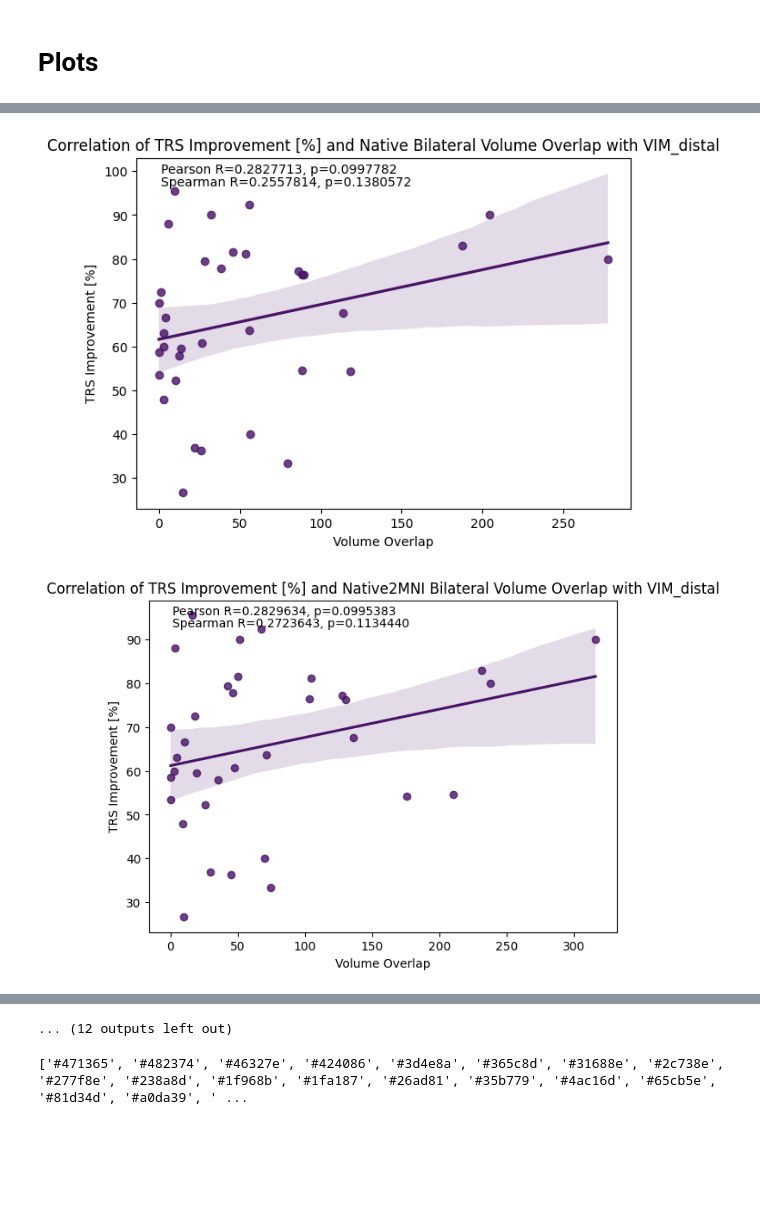
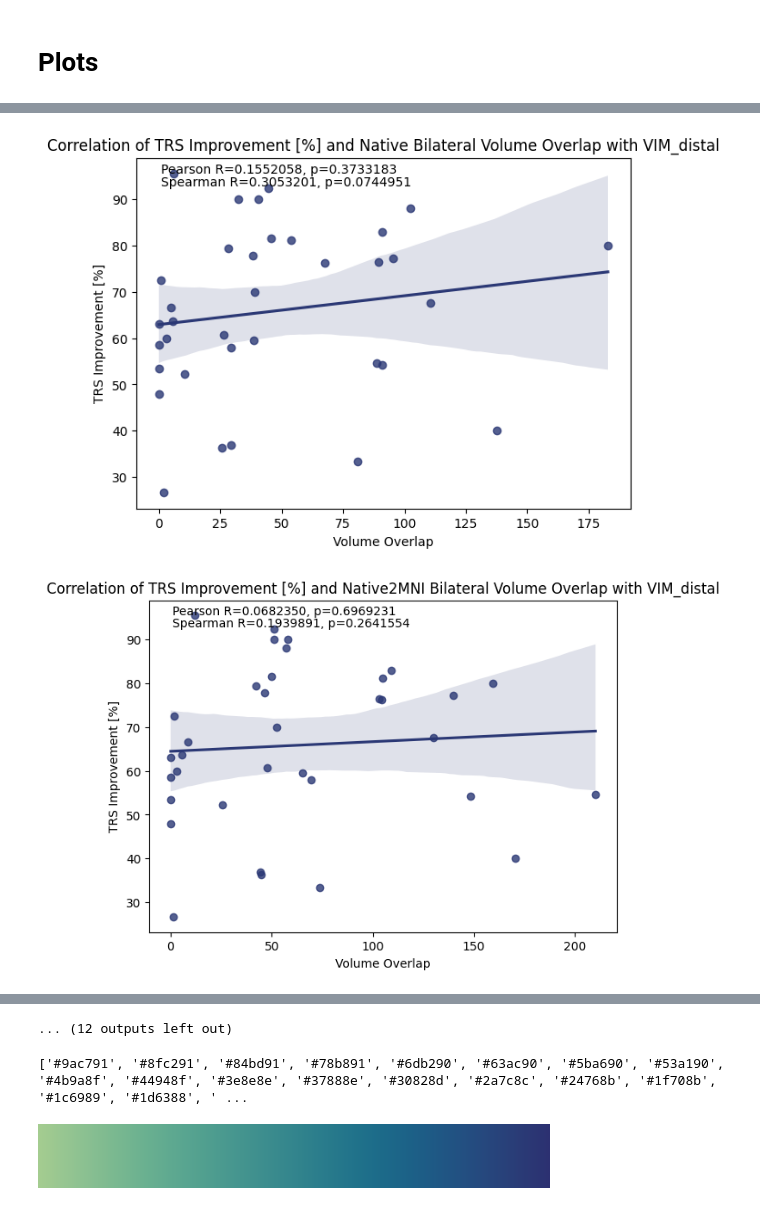
Before and after one commit to jpijar/BWH_MGH, a Jupyter notebook: Essential_Tremor.ipynb, the cells around one changed output, grey strips where cells are left out. Drawn from its saved outputs; the diff is of its cells as text; code cells hidden in the pictures; blank space fills up the shorter version.

```diff
--- a/Essential_Tremor.ipynb
+++ b/Essential_Tremor.ipynb
@@ -88,6 +87,17 @@ converting to native for sub-d9e29 in hotspot dembek_drtt
 converting to native for sub-d9e29 in hotspot dembek_drtt
 converting to native for sub-fea2f in hotspot dembek_drtt
 converting to native for sub-fea2f in hotspot dembek_drtt
+# %%
+#binarize subjects
+directory = [i for i in os.listdir('/Volumes/Cingulate/NativeMNI_Overlaps/EssentialTremor/OSS-DBS') if i.startswith('sub')]
+
+for i in directory:
+    lh = load_img(f'/Volumes/Cingulate/NativeMNI_Overlaps/EssentialTremor/OSS-DBS/{i}/stimulations/MNI152NLin2009bAsym/{i}_sim-binary_model-ossdbs_hemi-L.nii')
+    rh = load_img(f'/Volumes/Cingulate/NativeMNI_Overlaps/EssentialTremor/OSS-DBS/{i}/stimulations/MNI152NLin2009bAsym/{i}_sim-binary_model-ossdbs_hemi-R.nii')
+    bin_lh = binarize_img(lh)
+    bin_rh = binarize_img(rh)
+    nib.save(bin_lh,f'/Volumes/Cingulate/NativeMNI_Overlaps/EssentialTremor/OSS-DBS/{i}/stimulations/MNI152NLin2009bAsym/{i}_sim-binary_model-ossdbs_hemi-L.nii')
+    nib.save(bin_rh,f'/Volumes/Cingulate/NativeMNI_Overlaps/EssentialTremor/OSS-DBS/{i}/stimulations/MNI152NLin2009bAsym/{i}_sim-binary_model-ossdbs_hemi-R.nii')
 # %%
 #load, check for voxel dimensions, resample
 directory = [i for i in os.listdir('/Volumes/Cingulate/NativeMNI_Overlaps/EssentialTremor/OSS-DBS') if i.startswith('sub')]
@@ -285,0 +256,30 @@ for c, r in enumerate(regions):
+# %%
+#oss-dbs
+df = pd.read_csv('/Volumes/Cingulate/NativeMNI_Overlaps/EssentialTremor/Figures/csv/OSS-DBS_Volume_Overlaps.csv')
+colors = ['#2b3875','#294079','#27477d','#244e80','#1e5c86','#1f708b','#30828d','#44948f']
+regions = ['VIM_distal','VLdVLv_ilinsky','VLpv_morel','dembek_drtt','neudorfer_hypointensity','neudorfer_nowacki_conjunction','nowacki_significance_map','tremor_vim_n39_hotspot']
+
+def r_p(vol_overlap_col):
+    pearson_r, pearson_p = pearsonr(df['TRS_Perc_Improvement'],df[vol_overlap_col])
+    spearman_r, spearman_p = spearmanr(df['TRS_Perc_Improvement'],df[vol_overlap_col])
+    return pearson_r, pearson_p, spearman_r, spearman_p
+
+def plot_analysis(x_data, title, pearson_r_val, pearson_p_val, spearman_r_val, spearman_p_val, color,path):
+    plt.figure(figsize=(7, 5))
+    ax = sns.regplot(x=x_data, y=df['TRS_Perc_Improvement'], color=color)
+    plt.title(title)
+    plt.xlabel('Volume Overlap')
+    plt.ylabel('TRS Improvement [%]')
+    ax.text(0.05, 0.95, 'Pearson R={:.7f}, p={:.7f}'.format(pearson_r_val, pearson_p_val),transform=ax.transAxes, verticalalignment='bottom')
+    ax.text(0.05, 0.95, 'Spearman R={:.7f}, p={:.7f}'.format(spearman_r_val, spearman_p_val),transform=ax.transAxes, verticalalignment='top')
+    plt.savefig(path)
+    plt.show()
+
+for c, r in enumerate(regions):
+    color = colors[c % len(colors)]
+    native_pearson_r,native_pearson_p,native_spearman_r,native_spearman_p = r_p(f'{r}_Native_Overlap_BI_MM')
+    native2mni_pearson_r,native2mni_pearson_p,native2mni_spearman_r,native2mni_spearman_p = r_p(f'{r}_Native2MNI_Overlap_BI_MM')
+    mni_pearson_r,mni_pearson_p,mni_spearman_r,mni_spearman_p = r_p(f'{r}_MNI_Overlap_BI_MM')
+    plot_analysis(df[f'{r}_Native_Overlap_BI_MM'],f'Correlation of TRS Improvement [%] and Native Bilateral Volume Overlap with {r}',native_pearson_r,native_pearson_p,native_spearman_r,native_spearman_p,color,f'/Volumes/Cingulate/NativeMNI_Overlaps/EssentialTremor/Figures/OSS-DBS/Native Correlation Bilateral Volume Overlap with {r}.png')
+    plot_analysis(df[f'{r}_Native2MNI_Overlap_BI_MM'],f'Correlation of TRS Improvement [%] and Native2MNI Bilateral Volume Overlap with {r}',native2mni_pearson_r,native2mni_pearson_p,native2mni_spearman_r,native2mni_spearman_p,color,f'/Volumes/Cingulate/NativeMNI_Overlaps/EssentialTremor/Figures/OSS-DBS/Native2MNI Correlation Bilateral Volume Overlap with {r}.png')
+    plot_analysis(df[f'{r}_MNI_Overlap_BI_MM'],f'Correlation of TRS Improvement [%] and MNI Bilateral Volume Overlap with {r}',mni_pearson_r,mni_pearson_p,mni_spearman_r,mni_spearman_p,color,f'/Volumes/Cingulate/NativeMNI_Overlaps/EssentialTremor/Figures/OSS-DBS/MNI Correlation Bilateral Volume Overlap with {r}.png')
@@ -286,33 +300,33 @@ for c, r in enumerate(regions):
 # %%
 #fieldtrip
-df = pd.read_csv('/Volumes/Cingulate/NativeMNI_Overlaps/EssentialTremor/FieldTrip_Volume_Overlaps.csv')
-colors = ['#471365', '#482374', '#46327e', '#424086', '#3d4e8a', '#365c8d', '#31688e', '#2c738e', '#277f8e', '#238a8d', '#1f968b', '#1fa187', '#26ad81', '#35b779', '#4ac16d', '#65cb5e', '#81d34d', '#a0da39', '#c0df25', '#dfe318']
+df = pd.read_csv('/Volumes/Cingulate/NativeMNI_Overlaps/EssentialTremor/new_FieldTrip_Volume_Overlaps.csv')
+colors = ['#2b3875','#294079','#27477d','#244e80','#1e5c86','#1f708b','#30828d','#44948f']
 regions = ['VIM_distal','VLdVLv_ilinsky','VLpv_morel','dembek_drtt','neudorfer_hypointensity','neudorfer_nowacki_conjunction','nowacki_significance_map','tremor_vim_n39_hotspot']
 
 def r_p(vol_overlap_col):
     pearson_r, pearson_p = pearsonr(df['TRS_Perc_Improvement'],df[vol_overlap_col])
     spearman_r, spearman_p = spearmanr(df['TRS_Perc_Improvement'],df[vol_overlap_col])
     return pearson_r, pearson_p, spearman_r, spearman_p
 
 def plot_analysis(x_data, title, pearson_r_val, pearson_p_val, spearman_r_val, spearman_p_val, color,path):
     plt.figure(figsize=(7, 5))
     ax = sns.regplot(x=x_data, y=df['TRS_Perc_Improvement'], color=color)
     plt.title(title)
     plt.xlabel('Volume Overlap')
     plt.ylabel('TRS Improvement [%]')
     ax.text(0.05, 0.95, 'Pearson R={:.7f}, p={:.7f}'.format(pearson_r_val, pearson_p_val),transform=ax.transAxes, verticalalignment='bottom')
     ax.text(0.05, 0.95, 'Spearman R={:.7f}, p={:.7f}'.format(spearman_r_val, spearman_p_val),transform=ax.transAxes, verticalalignment='top')
     plt.savefig(path)
     plt.show()
 
 for c, r in enumerate(regions):
     color = colors[c % len(colors)]
     native_pearson_r,native_pearson_p,native_spearman_r,native_spearman_p = r_p(f'{r}_Native_Overlap_BI_MM')
     native2mni_pearson_r,native2mni_pearson_p,native2mni_spearman_r,native2mni_spearman_p = r_p(f'{r}_Native2MNI_Overlap_BI_MM')
     mni_pearson_r,mni_pearson_p,mni_spearman_r,mni_spearman_p = r_p(f'{r}_MNI_Overlap_BI_MM')
     plot_analysis(df[f'{r}_Native_Overlap_BI_MM'],f'Correlation of TRS Improvement [%] and Native Bilateral Volume Overlap with {r}',native_pearson_r,native_pearson_p,native_spearman_r,native_spearman_p,color,f'/Volumes/Cingulate/NativeMNI_Overlaps/EssentialTremor/Figures/FieldTrip/Native Correlation Bilateral Volume Overlap with {r}.png')
     plot_analysis(df[f'{r}_Native2MNI_Overlap_BI_MM'],f'Correlation of TRS Improvement [%] and Native2MNI Bilateral Volume Overlap with {r}',native2mni_pearson_r,native2mni_pearson_p,native2mni_spearman_r,native2mni_spearman_p,color,f'/Volumes/Cingulate/NativeMNI_Overlaps/EssentialTremor/Figures/FieldTrip/Native2MNI Correlation Bilateral Volume Overlap with {r}.png')
     plot_analysis(df[f'{r}_MNI_Overlap_BI_MM'],f'Correlation of TRS Improvement [%] and MNI Bilateral Volume Overlap with {r}',mni_pearson_r,mni_pearson_p,mni_spearman_r,mni_spearman_p,color,f'/Volumes/Cingulate/NativeMNI_Overlaps/EssentialTremor/Figures/FieldTrip/MNI Correlation Bilateral Volume Overlap with {r}.png')
 # %% [output]
-[figure, old version]
+[figure, new version]
-[figure, old version]
+[figure, new version]
@@ -330,11 +344,16 @@ for c, r in enumerate(regions):
 # %%
 #list out individual colors along a seaborn gradient spectrum
 from matplotlib import colors as mcolors
-crest_colors = sns.color_palette('viridis', 20)
+crest_colors = sns.color_palette('crest', 24)
 
-#convert the colors to a list of their hex values
+# Convert the colors to a list of their hex values
 crest_colors_hex = [mcolors.to_hex(color) for color in crest_colors]
 
+# Print the hex values
 print(crest_colors_hex)
 # %% [output]
-['#471365', '#482374', '#46327e', '#424086', '#3d4e8a', '#365c8d', '#31688e', '#2c738e', '#277f8e', '#238a8d', '#1f968b', '#1fa187', '#26ad81', '#35b779', '#4ac16d', '#65cb5e', '#81d34d', '#a0da39', ' ...
+['#9ac791', '#8fc291', '#84bd91', '#78b891', '#6db290', '#63ac90', '#5ba690', '#53a190', '#4b9a8f', '#44948f', '#3e8e8e', '#37888e', '#30828d', '#2a7c8c', '#24768b', '#1f708b', '#1c6989', '#1d6388', ' ...
+# %%
+sns.color_palette("crest", as_cmap=True)
+# %% [output]
+[figure, added]
```
Also changed, not shown: parts of 7 cells of this notebook, 1 other file.
